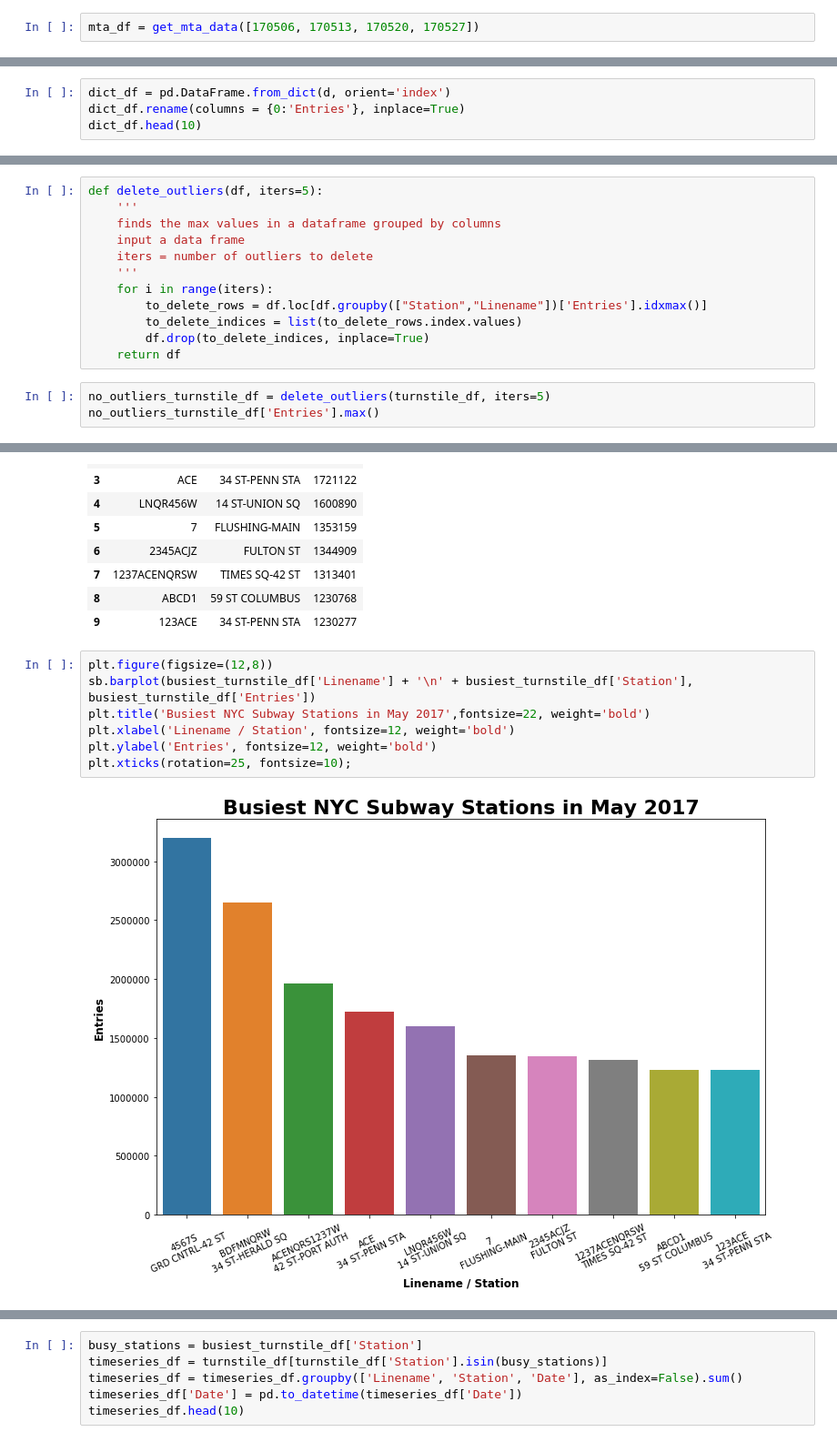
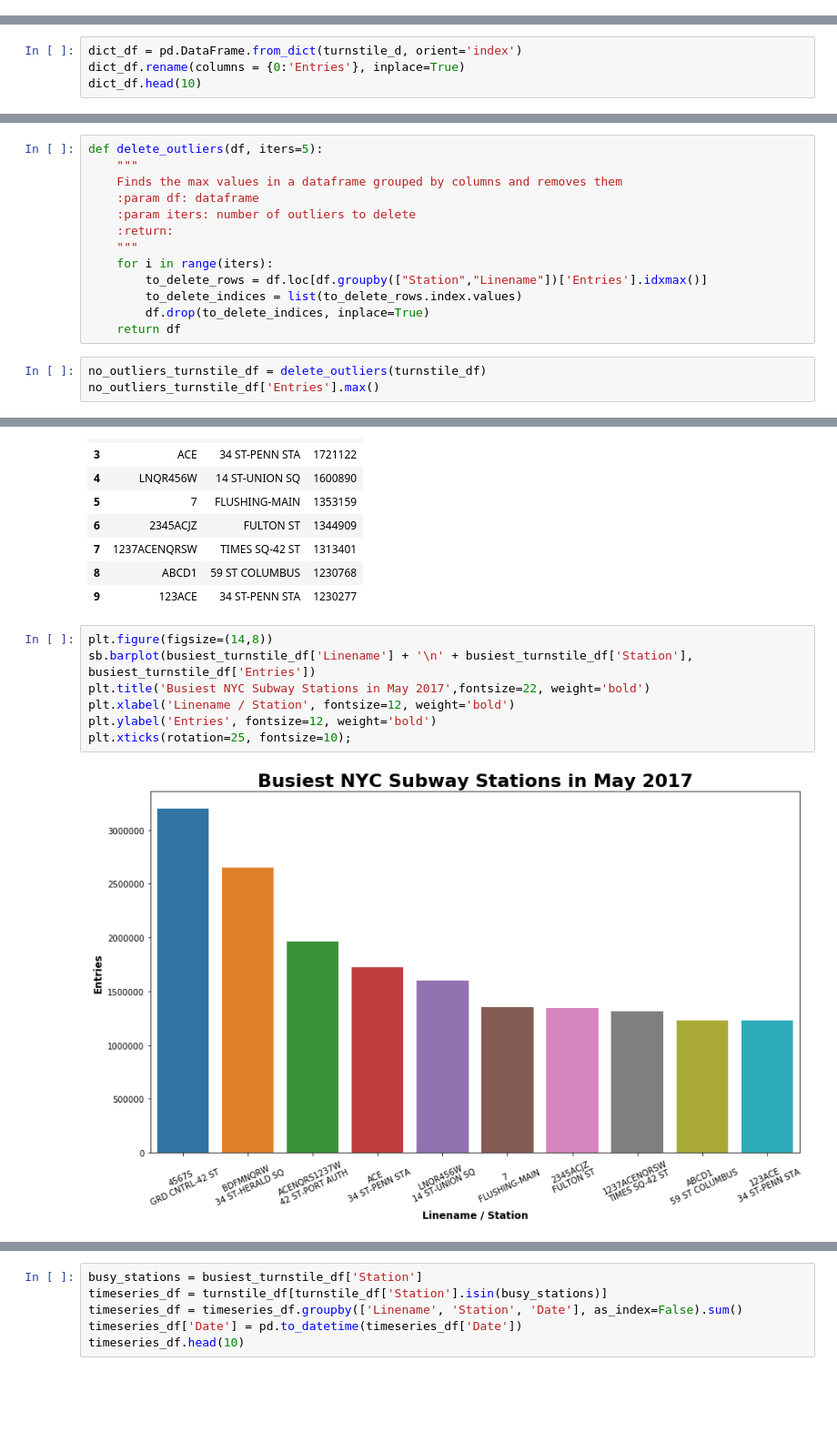
Before and after one commit to zuzhaoye/MTA_Data_Analysis, a Jupyter notebook: Project1_Final2a.ipynb, the cells around one changed output, grey strips where cells are left out. Shown at 91% size. Saved outputs shown, nothing was run; the diff lists cells and outputs as text; blank space fills up the shorter version.

```diff
--- a/Project1_Final2a.ipynb
+++ b/Project1_Final2a.ipynb
@@ -16,2 +22,0 @@ def get_mta_data(weeks):
-# %%
-mta_df = get_mta_data([170506, 170513, 170520, 170527])
@@ -53,5 +56,5 @@ d = get_entries(mta_df)
 # %%
-dict_df = pd.DataFrame.from_dict(d, orient='index')
+dict_df = pd.DataFrame.from_dict(turnstile_d, orient='index')
 dict_df.rename(columns = {0:'Entries'}, inplace=True)
 dict_df.head(10)
 # %% [output]
@@ -92,17 +83,18 @@ turnstile_df.head(10)
 # %%
 def delete_outliers(df, iters=5):
-    '''
-    finds the max values in a dataframe grouped by columns
-    input a data frame
-    iters = number of outliers to delete
-    '''
+    """
+    Finds the max values in a dataframe grouped by columns and removes them
+    :param df: dataframe
+    :param iters: number of outliers to delete
+    :return:
+    """
     for i in range(iters):
         to_delete_rows = df.loc[df.groupby(["Station","Linename"])['Entries'].idxmax()]
         to_delete_indices = list(to_delete_rows.index.values)
         df.drop(to_delete_indices, inplace=True)
     return df
 # %%
-no_outliers_turnstile_df = delete_outliers(turnstile_df, iters=5)
+no_outliers_turnstile_df = delete_outliers(turnstile_df)
 no_outliers_turnstile_df['Entries'].max()
 # %% [output]
 8170
@@ -127,11 +121,11 @@ busiest_turnstile_df
 | 8 | ABCD1 | 59 ST COLUMBUS | 1230768 |
 | 9 | 123ACE | 34 ST-PENN STA | 1230277 |
 # %%
-plt.figure(figsize=(12,8))
+plt.figure(figsize=(14,8))
 sb.barplot(busiest_turnstile_df['Linename'] + '\n' + busiest_turnstile_df['Station'], busiest_turnstile_df['Entries'])
 plt.title('Busiest NYC Subway Stations in May 2017',fontsize=22, weight='bold')
 plt.xlabel('Linename / Station', fontsize=12, weight='bold')
 plt.ylabel('Entries', fontsize=12, weight='bold')
 plt.xticks(rotation=25, fontsize=10);
 # %% [output]
-[figure, old version]
+[figure, new version]
```
Also changed, not shown: parts of 15 cells of this notebook.
